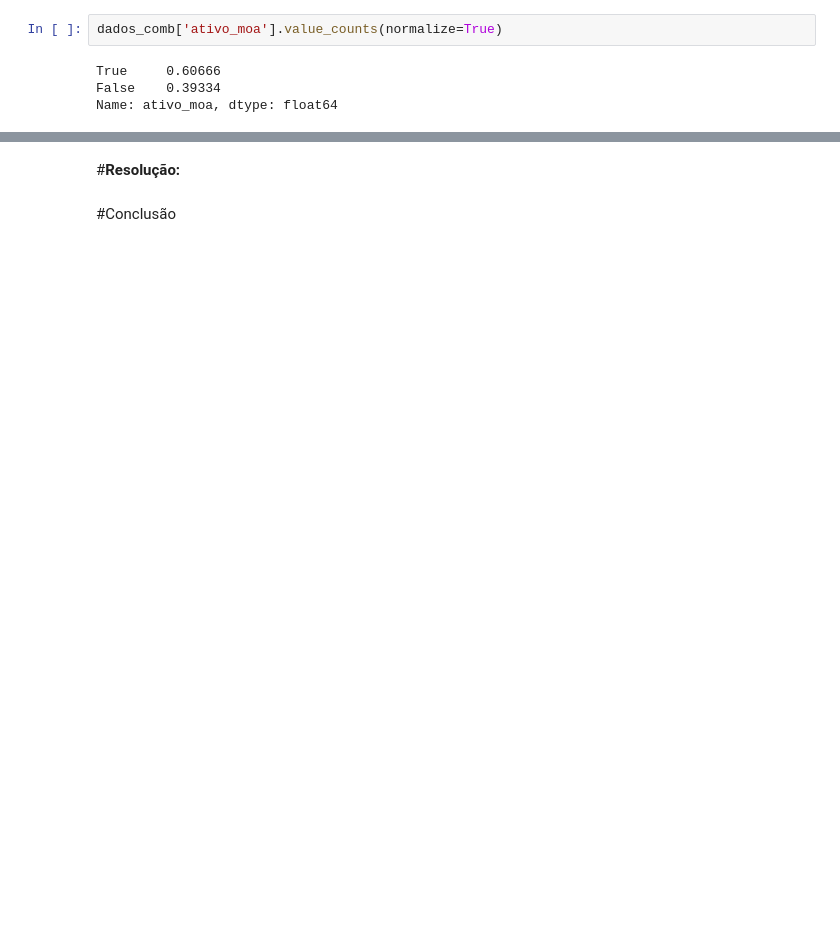
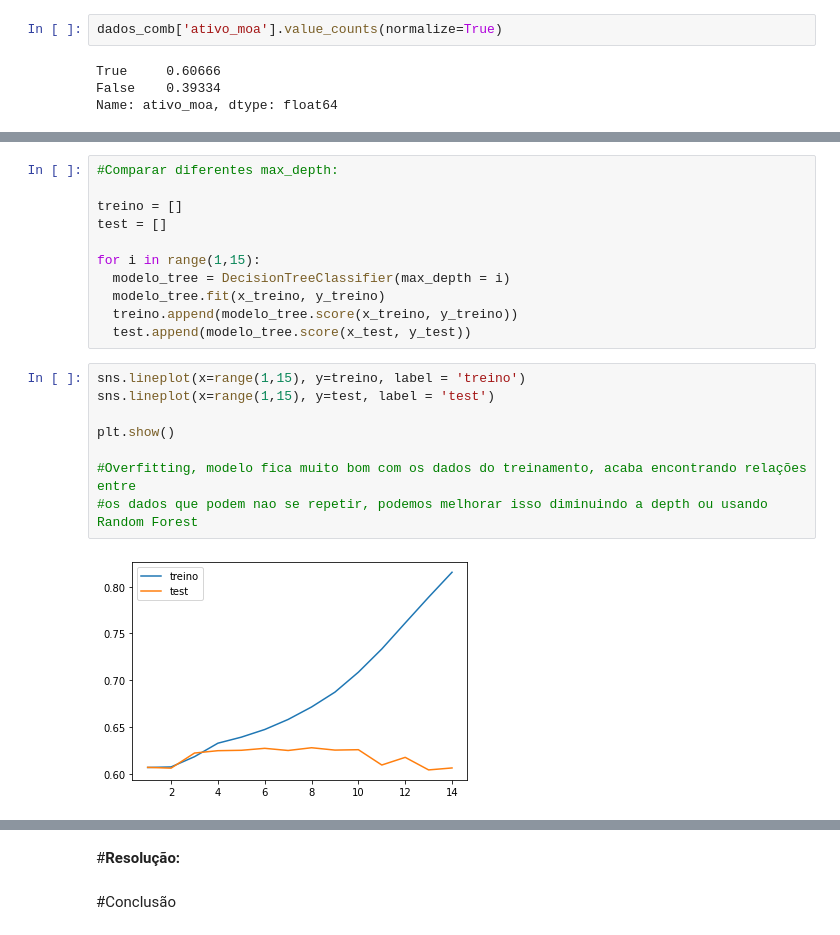
Before and after one commit to gabriel7268/alura_imersao_dados_3, a Jupyter notebook: Imersao_Dados_Aula_05.ipynb, the cells around one changed output, grey strips where cells are left out. Saved outputs shown, nothing was run; the diff lists cells and outputs as text; blank space fills up the shorter version.

```diff
--- a/Imersao_Dados_Aula_05.ipynb
+++ b/Imersao_Dados_Aula_05.ipynb
@@ -121,0 +144,21 @@ Desafio 08: Resumo
+# %%
+#Comparar diferentes max_depth:
+
+treino = []
+test = []
+
+for i in range(1,15):
+  modelo_tree = DecisionTreeClassifier(max_depth = i)
+  modelo_tree.fit(x_treino, y_treino)
+  treino.append(modelo_tree.score(x_treino, y_treino))
+  test.append(modelo_tree.score(x_test, y_test))
+# %%
+sns.lineplot(x=range(1,15), y=treino, label = 'treino')
+sns.lineplot(x=range(1,15), y=test, label = 'test')
+
+plt.show()
+
+#Overfitting, modelo fica muito bom com os dados do treinamento, acaba encontrando relações entre
+#os dados que podem nao se repetir, podemos melhorar isso diminuindo a depth ou usando Random Forest
+# %% [output]
+[figure, added]
```
Also changed, not shown: parts of 12 cells of this notebook.
